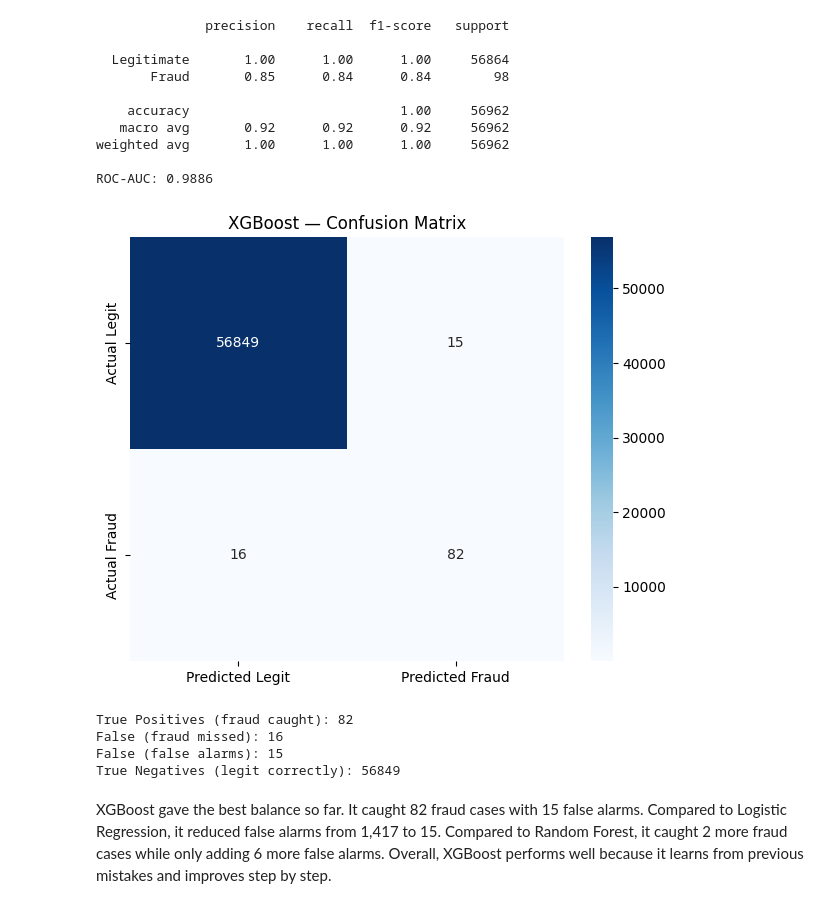
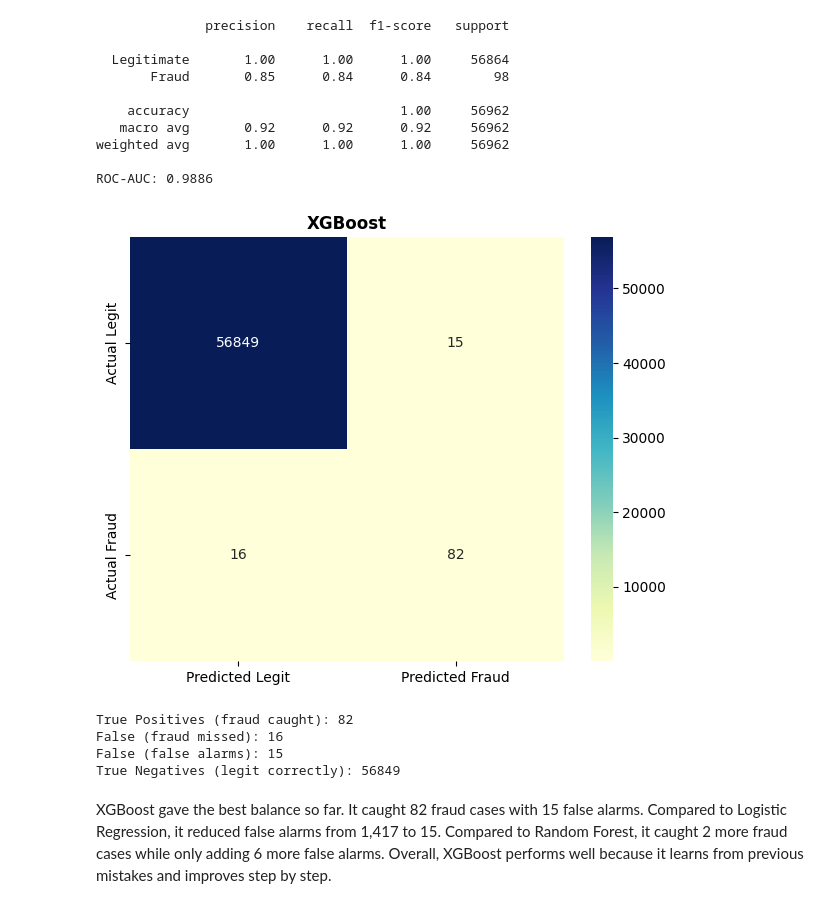
Before and after one commit to ShawarmaOnGit/ML-Assessment, a Jupyter notebook: credit_card_fraud_detection.ipynb, the cells around one changed output. Saved outputs shown, nothing was run; the diff lists cells and outputs as text; code cells hidden in the pictures.

```diff
--- a/credit_card_fraud_detection.ipynb
+++ b/credit_card_fraud_detection.ipynb
@@ -532 +533,8 @@ Let's also build the confusion matrix to get a better idea:
+# %%
+def plot_confusion_matrix(cm, title):
+    fig, ax = plt.subplots(figsize=(6, 5))
+    sns.heatmap(cm, annot=True, fmt='d', cmap='YlGnBu', xticklabels=['Predicted Legit', 'Predicted Fraud'], yticklabels=['Actual Legit', 'Actual Fraud'], ax=ax)
+    ax.set_title(title, fontweight='bold')
+    plt.tight_layout()
+    plt.show()
 # %%
@@ -636,21 +635,16 @@ ROC-AUC: 0.9886
 # %%
 xgb_metrics = {'Model': 'XGBoost', 'Precision': precision_score(y_test, xgb_pred), 'Recall': recall_score(y_test, xgb_pred), 'F1-Score': f1_score(y_test, xgb_pred), 'ROC-AUC': roc_auc_score(y_test, xgb_proba),}
 # %%
-fig, ax = plt.subplots(figsize=(6, 5))
 cm_xgb = confusion_matrix(y_test, xgb_pred)
-sns.heatmap(cm_xgb, annot=True, fmt='d', cmap='Blues', xticklabels=['Predicted Legit', 'Predicted Fraud'], yticklabels=['Actual Legit', 'Actual Fraud'], ax=ax)
-ax.set_title('XGBoost — Confusion Matrix')
-plt.tight_layout()
-plt.savefig('plots/cm_xgboost.png', dpi=200)
-plt.show()
+plot_confusion_matrix(cm_xgb, 'XGBoost')
 
 tn, fp, fn, tp = cm_xgb.ravel()
 print(f"True Positives (fraud caught): {tp}")
 print(f"False (fraud missed): {fn}")
 print(f"False (false alarms): {fp}")
 print(f"True Negatives (legit correctly): {tn}")
 # %% [output]
-[figure, old version]
+[figure, new version]
 True Positives (fraud caught): 82
 False (fraud missed): 16
 False (false alarms): 15
```
Also changed, not shown: parts of 44 cells of this notebook.
